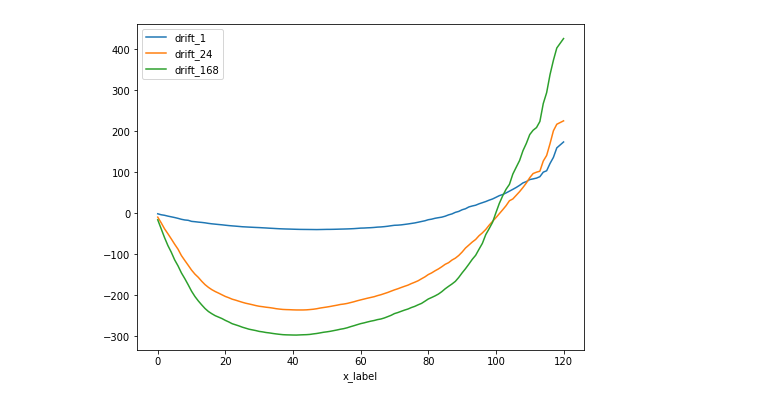
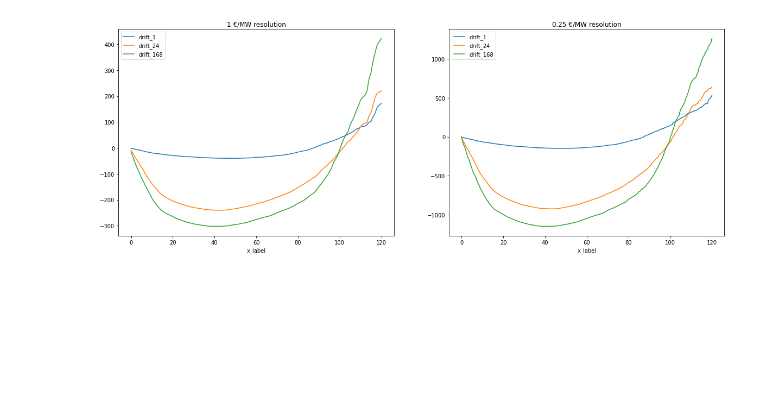
Before and after one commit to NonoMalpi/electricity, a Jupyter notebook: notebooks/Potenciala.ipynb, the cells around one changed output. Cells and saved outputs as stored; diff of their text form; code cells hidden in the pictures; blank space fills up the shorter version.

```diff
--- a/notebooks/Potenciala.ipynb
+++ b/notebooks/Potenciala.ipynb
@@ -16,4 +20,4 @@ from potenciala import BucketMethod, Potenciala
 #df = Omie.download_period_file(filename="marginalpdbc", start_year=2016, end_year=2021)
 #df = Omie.include_old_file(df=df, filename="marginalpdbc_2002_2015.csv")
 # %%
-df = pd.read_csv("day_ahead_market_20210706.csv")
+df = pd.read_csv("day_ahead_market_20210707.csv")
@@ -20,2 +27,3 @@ df = pd.read_csv("day_ahead_market_20210706.csv")
 # %%
-p = Potenciala(df=df, signal_name="spain", metric_lag_time=[1, 24, 168], bucket_method=BucketMethod.Round, bin_size=1)
+s_1 = Potenciala(df=df, signal_name="spain", metric_lag_time=[1, 24, 168], bucket_method=BucketMethod.Round, bin_size=1)
+s_025 = Potenciala(df=df, signal_name="spain", metric_lag_time=[1, 24, 168], bucket_method=BucketMethod.Cut, bin_size=0.25)
@@ -49,4 +30,9 @@ p.diffusion.plot_mean_percentiles(series_names="diffusion_1")
-# %%
-_ = p.potential.iloc[:120].plot()
-# %% [output]
-[figure, removed]
+# %%
+fig, (ax0, ax1) = plt.subplots(1, 2, figsize=(20, 7))
+s_1.potential.loc[:120].plot(ax=ax0)
+s_025.potential.loc[:120].plot(ax=ax1)
+ax0.set_title("1 €/MW resolution")
+ax1.set_title("0.25 €/MW resolution")
+plt.show()
+# %% [output]
+[figure, added]
```
Also changed, not shown: parts of 24 cells of this notebook, 1 other file.
